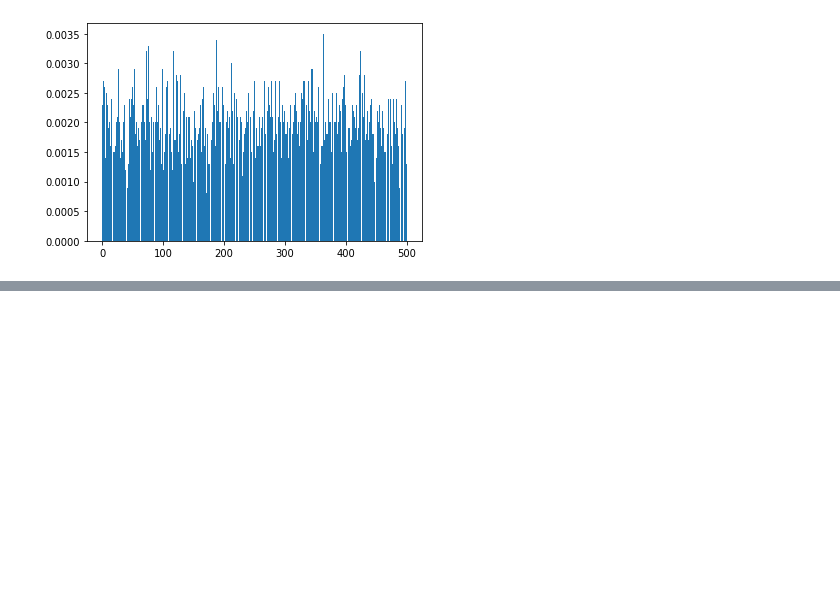
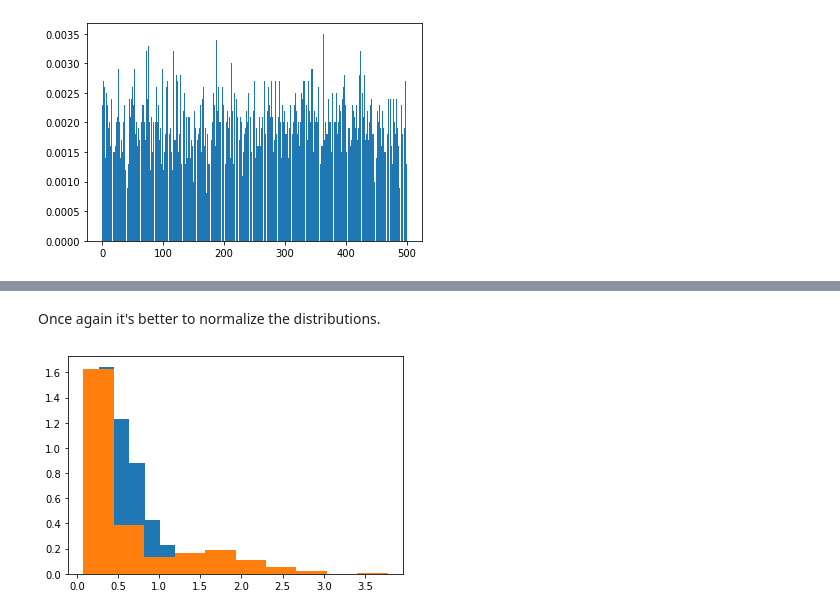
Before and after one commit to arnaumanasanch/neuropy_crashcourse, a Jupyter notebook: distributions.ipynb, the cells around one changed output, grey strips where cells are left out. Saved outputs shown, nothing was run; the diff lists cells and outputs as text; code cells hidden in the pictures; blank space fills up the shorter version.

```diff
--- a/distributions.ipynb
+++ b/distributions.ipynb
@@ -130,0 +171,8 @@ _ = plt.hist(justavariable, bins=range(n_levels+1), rwidth=.9, density=True)
+# %% [markdown]
+Once again it's better to normalize the distributions.
+# %%
+plt.figure()
+_ = plt.hist(data.Up_dur, bins=10, density=True)
+_ = plt.hist(data.Down_dur, bins=10, density=True)
+# %% [output]
+[figure, added]
```
Also changed, not shown: parts of 38 cells of this notebook.
